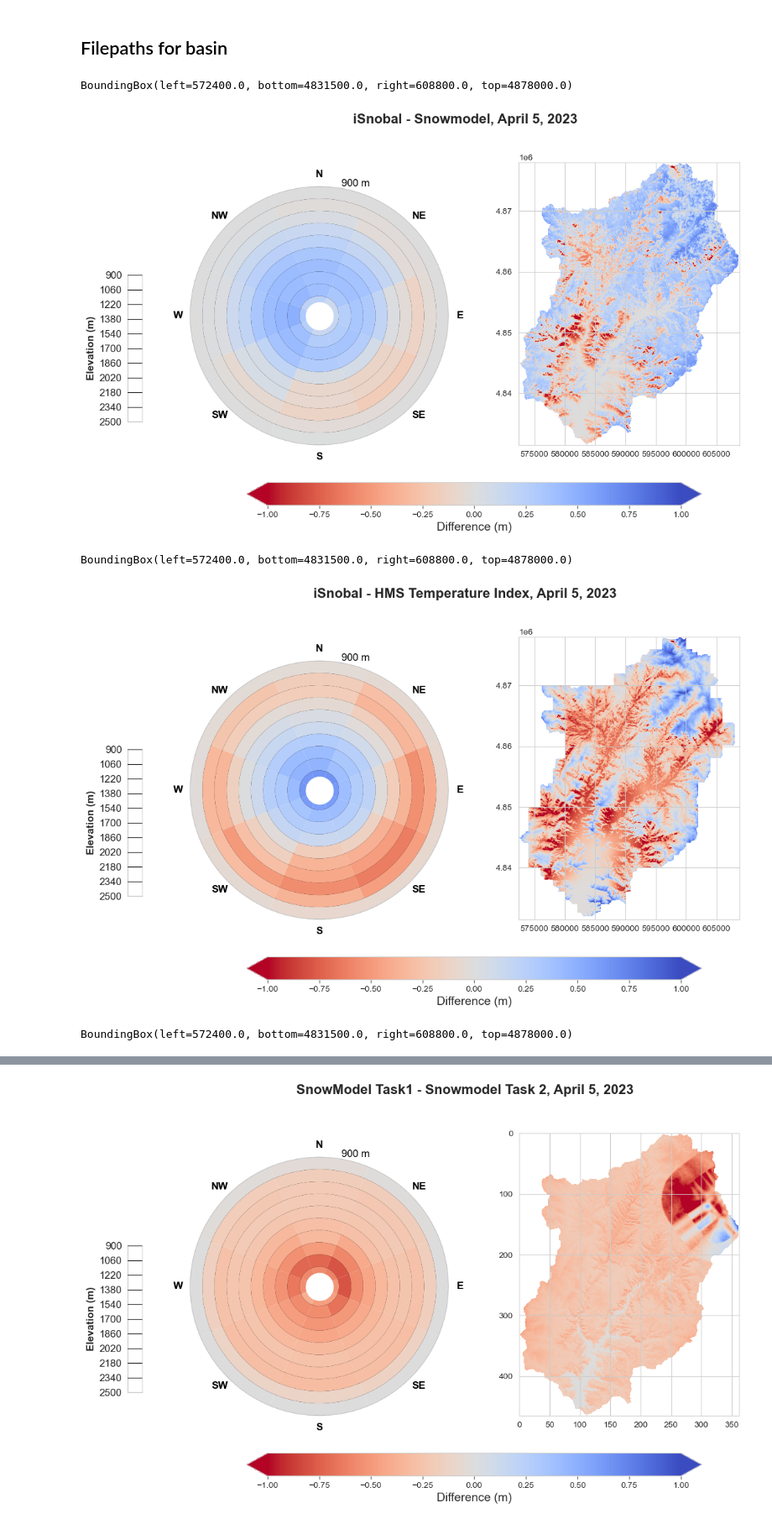
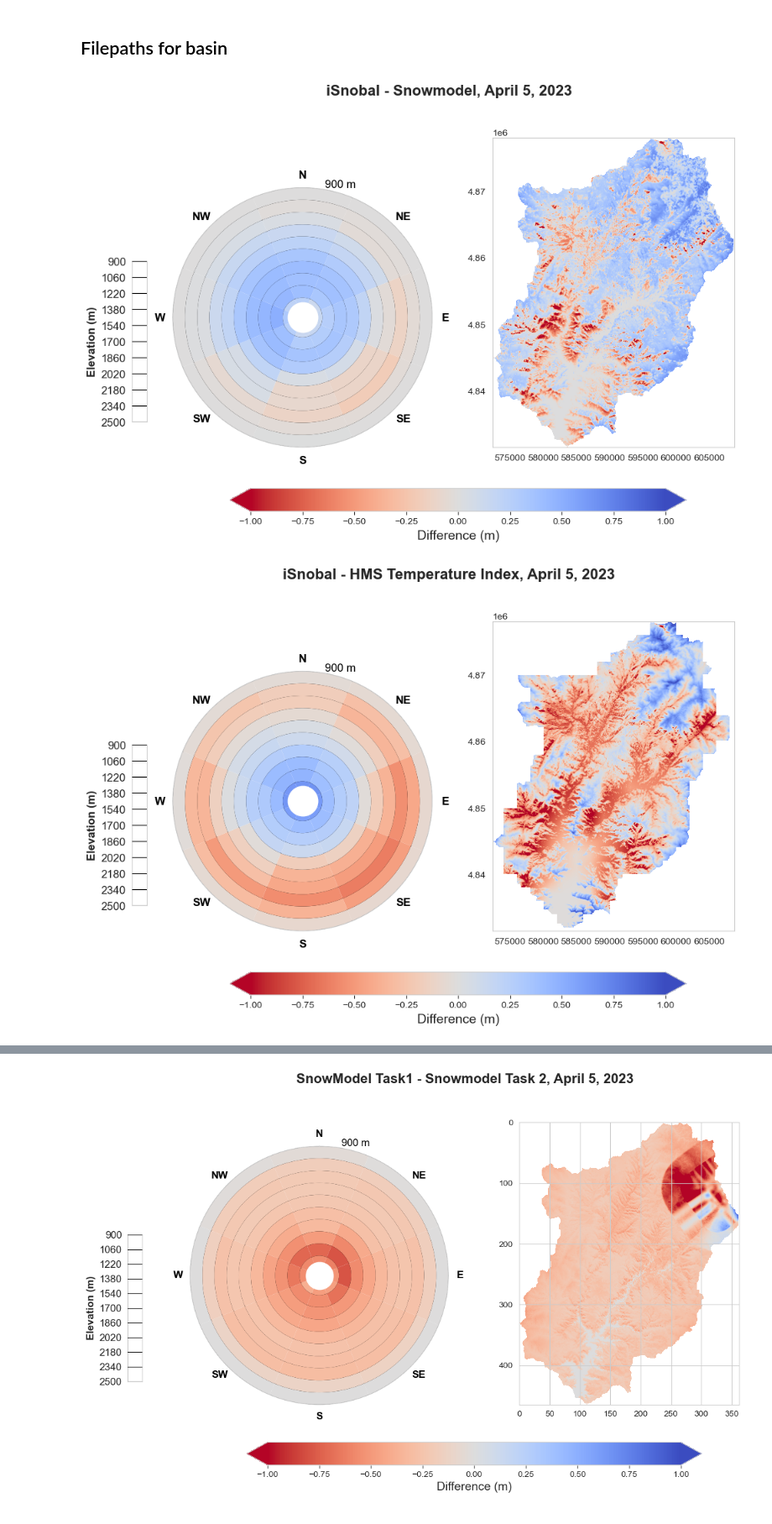
Before and after one commit to naniciafone/SIRO, a Jupyter notebook: notebooks/Polar_plot_joe_copy.ipynb, the cells around one changed output, grey strips where cells are left out. Shown at 84% size. Drawn from its saved outputs; the diff is of its cells as text; code cells hidden in the pictures.

```diff
--- a/notebooks/Polar_plot_joe_copy.ipynb
+++ b/notebooks/Polar_plot_joe_copy.ipynb
@@ -132,7 +131,7 @@ def load_flight(reference_fp,  dem_fp, aspect_fp, source_fp, title_String):
 
 def plot_flight(reference_fp, dem_fp, aspect_fp, source_fp, title_String):
     diff_masked, data, ref_bounds, title_String, elevation_aligned, aspect_aligned, elev_min, elev_max, aspect_bins, elev_bins = load_flight(reference_fp, dem_fp, aspect_fp, source_fp, title_String)
-    fig = plt.figure(figsize=(12,8))
+    fig = plt.figure(figsize=(11,8))
     fig.suptitle(title_String, fontsize=16, fontweight='bold')
     ax1 = fig.add_subplot(121, projection='polar')
     ax1.set_theta_zero_location('N')  # North at top
@@ -190,7 +189,7 @@ def plot_flight(reference_fp, dem_fp, aspect_fp, source_fp, title_String):
     ax1.plot(0, inner_val, 'o', color='white', markersize=32, zorder=5)
 
     # Scale Bar
-    scale_ax = fig.add_axes([0.04, 0.35, 0.02, 0.3])
+    scale_ax = fig.add_axes([0.07, 0.35, 0.02, 0.3])
     scale_ax.set_ylim(elev_max, elev_min)
     scale_ax.set_yticks(elev_bins)
     scale_ax.set_yticklabels([f"{int(v)}" for v in elev_bins], fontsize=12)
@@ -207,21 +206,28 @@ def plot_flight(reference_fp, dem_fp, aspect_fp, source_fp, title_String):
     cmap=cmap,
     norm=norm
     )
+    ax2.grid(False)
     ax.set_title("Differenced Snow Depth", fontsize=16)
 
     sm = plt.cm.ScalarMappable(cmap=cmap, norm=norm)
     cbar = fig.colorbar(sm, ax=[ax1, ax2], pad=0.1, shrink=0.8, extend='both', orientation='horizontal')
     cbar.set_label('Difference (m)', fontsize=14)
-    plt.show()
+    return fig
 # %%
 dem_fp = "C:/Users/RDCRLSMC/Desktop/SIRO/data/static/reproject/DEM.tif"
 aspect_fp = "C:/Users/RDCRLSMC/Desktop/SIRO/data/static/reproject/aspect.tif"
-plot_flight(iSnobal, dem_fp, aspect_fp, SM, "iSnobal - Snowmodel, April 5, 2023")
-plot_flight(iSnobal, dem_fp, aspect_fp, TI, "iSnobal - HMS Temperature Index, April 5, 2023")
-plot_flight(iSnobal, dem_fp, aspect_fp, EB, "iSnobal - HMS Energy Balance, April 5, 2023")
+import matplotlib.pyplot as plt
+fig = plot_flight(iSnobal, dem_fp, aspect_fp, SM, "iSnobal - Snowmodel, April 5, 2023")
+fig.savefig('C:/Users/RDCRLSMC/Desktop/SIRO/docs/figs/iSnobal - Snowmodel, April 5, 2023.png', dpi = 300)
+fig.show()
+
+fig = plot_flight(iSnobal, dem_fp, aspect_fp, TI, "iSnobal - HMS Temperature Index, April 5, 2023")
+fig.savefig('C:/Users/RDCRLSMC/Desktop/SIRO/docs/figs/iSnobal - HMS Temperature Index, April 5, 2023.png', dpi = 300)
+fig.show()
+
+fig = plot_flight(iSnobal, dem_fp, aspect_fp, EB, "iSnobal - HMS Energy Balance, April 5, 2023")
+fig.savefig('C:/Users/RDCRLSMC/Desktop/SIRO/docs/figs/iSnobal - HMS Energy Balance, April 5, 2023.png', dpi = 300)
+fig.show()
 # %% [output]
-BoundingBox(left=572400.0, bottom=4831500.0, right=608800.0, top=4878000.0)
-[figure, old version]
+[figure, new version]
-BoundingBox(left=572400.0, bottom=4831500.0, right=608800.0, top=4878000.0)
-[figure, old version]
+[figure, new version]
-BoundingBox(left=572400.0, bottom=4831500.0, right=608800.0, top=4878000.0)
```
Also changed, not shown: parts of 2 cells of this notebook, 2 other files.
